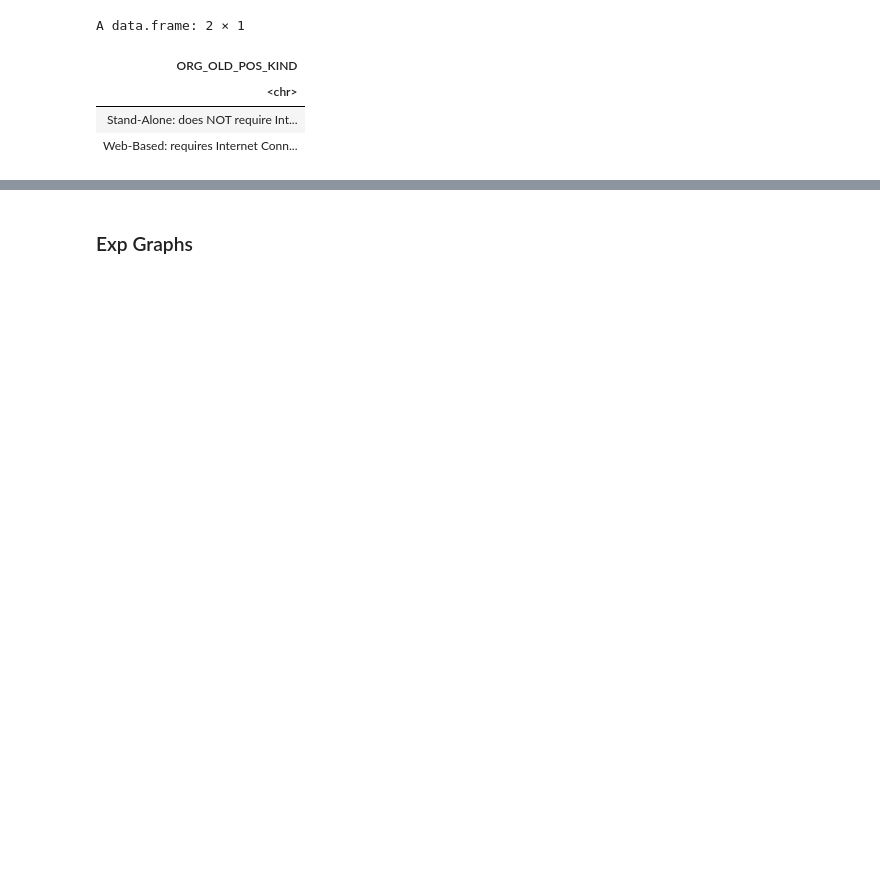
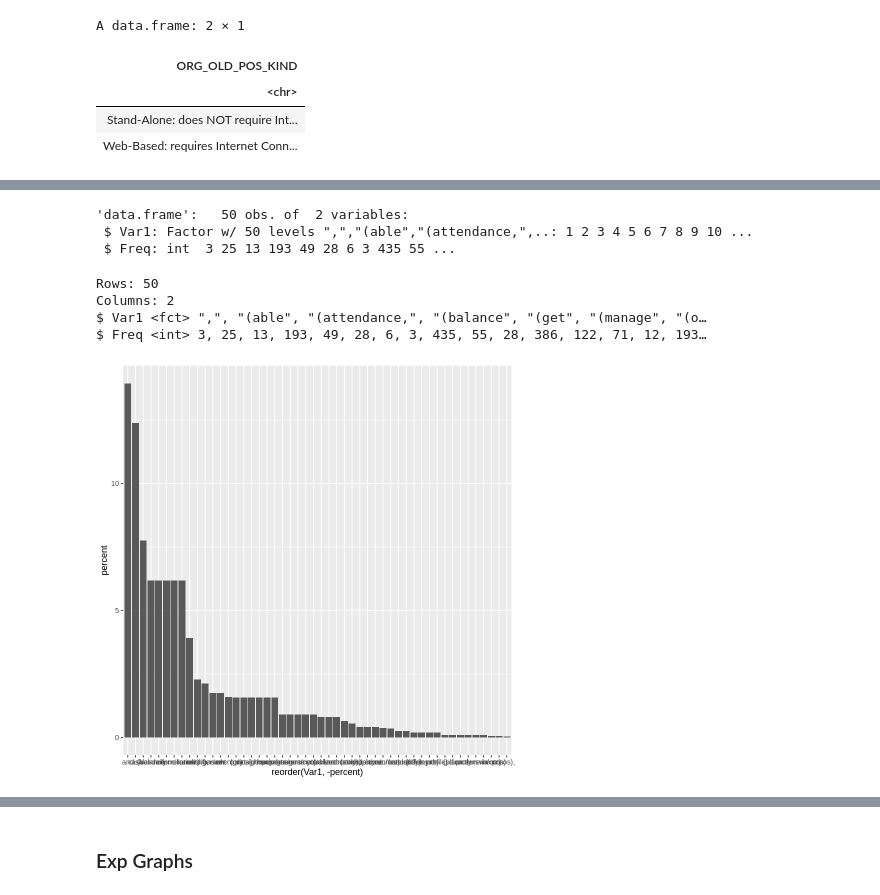
Before and after one commit to patternproject/r.sb.pos.2, a Jupyter notebook: Separate_NorthSouth_Data_v11.ipynb, the cells around one changed output, grey strips where cells are left out. Saved outputs shown, nothing was run; the diff lists cells and outputs as text; code cells hidden in the pictures; blank space fills up the shorter version.

Commit message:
v11: Continuation of v10. Moving from count to proportions

```diff
--- a/Separate_NorthSouth_Data_v11.ipynb
+++ b/Separate_NorthSouth_Data_v11.ipynb
@@ -381,0 +384,16 @@ A data.frame: 2 × 1
+# %%
+
+df_POS_FEATURES = data.frame(table(unlist(strsplit(tolower(df_3$ORG_POS_FEATURES), " "))))
+# %%
+str(df_POS_FEATURES)
+# %% [output]
+'data.frame':   50 obs. of  2 variables:
+ $ Var1: Factor w/ 50 levels ",","(able","(attendance,",..: 1 2 3 4 5 6 7 8 9 10 ...
+ $ Freq: int  3 25 13 193 49 28 6 3 435 55 ...
+# %%
+df_POS_FEATURES %>% glimpse()
+# %% [output]
+Rows: 50
+Columns: 2
+$ Var1 <fct> ",", "(able", "(attendance,", "(balance", "(get", "(manage", "(o…
+$ Freq <int> 3, 25, 13, 193, 49, 28, 6, 3, 435, 55, 28, 386, 122, 71, 12, 193…
@@ -381,0 +405,13 @@ A data.frame: 2 × 1
+# %%
+df_POS_FEATURES_2 <- df_POS_FEATURES %>%
+  #count(Var1) %>%
+  # count creates a column called 'n'
+  mutate(percent = round(Freq / sum(Freq) * 100,2))
+# %%
+g_no <- df_POS_FEATURES_2 %>%
+  ggplot(aes(x=reorder(Var1,-percent),y=percent)) +
+  geom_bar(stat="identity")
+
+g_no
+# %% [output]
+[figure, added]
```
Also changed, not shown: parts of 30 cells of this notebook.
